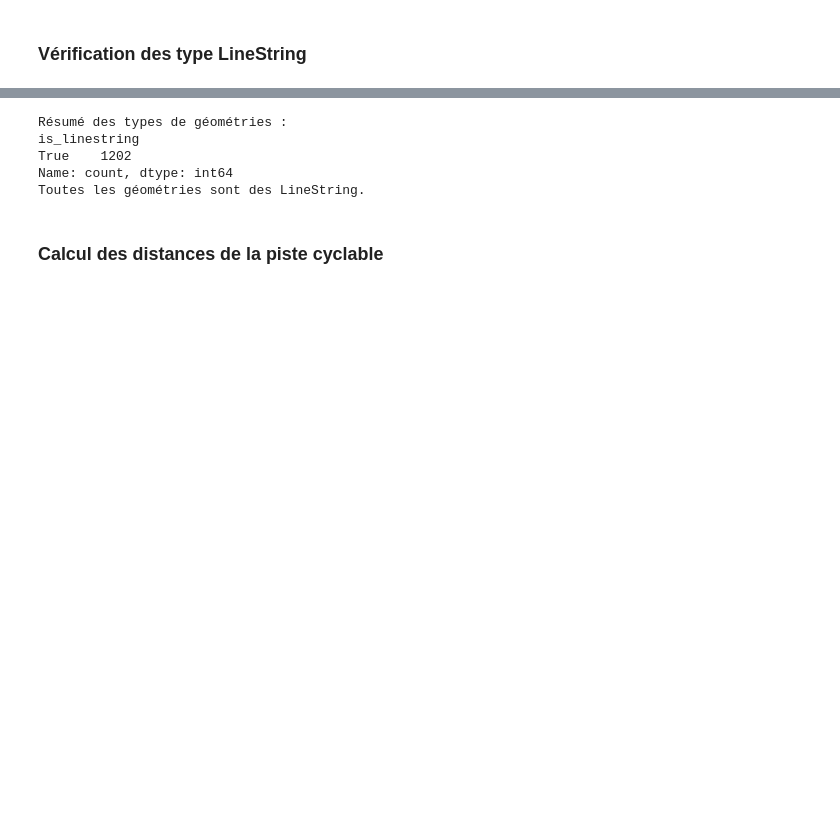
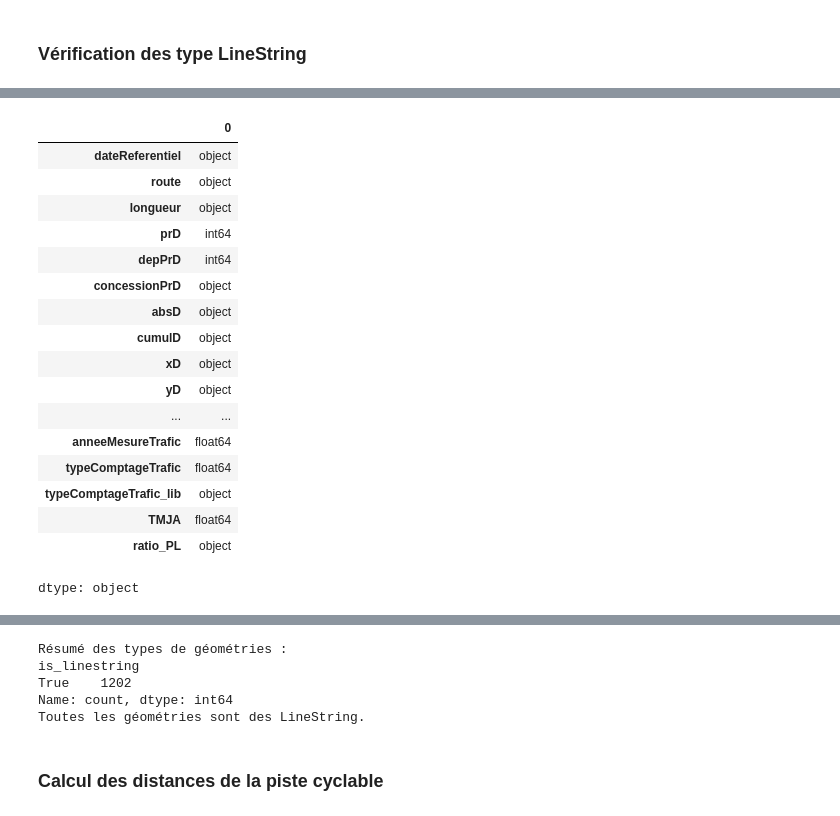
Before and after one commit to Flotauv/Projet_Data_Innovant-, a Jupyter notebook: Projet_FLO.ipynb, the cells around one changed output, grey strips where cells are left out. Drawn from its saved outputs; the diff is of its cells as text; code cells hidden in the pictures; blank space fills up the shorter version.

```diff
--- a/Projet_FLO.ipynb
+++ b/Projet_FLO.ipynb
@@ -200,0 +296,21 @@ df.head()
+# %%
+df_traffic.dtypes
+# %% [output]
+|  | 0 |
+| dateReferentiel | object |
+| route | object |
+| longueur | object |
+| prD | int64 |
+| depPrD | int64 |
+| concessionPrD | object |
+| absD | object |
+| cumulD | object |
+| xD | object |
+| yD | object |
+| ... | ... |
+| anneeMesureTrafic | float64 |
+| typeComptageTrafic | float64 |
+| typeComptageTrafic_lib | object |
+| TMJA | float64 |
+| ratio_PL | object |
+dtype: object
```
Also changed, not shown: parts of 41 cells of this notebook, 6 other files.
